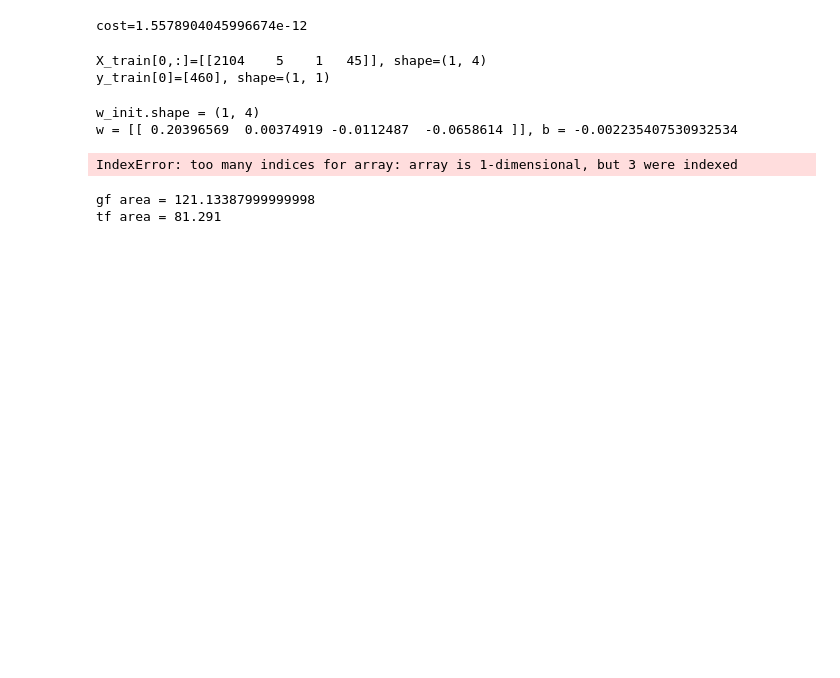
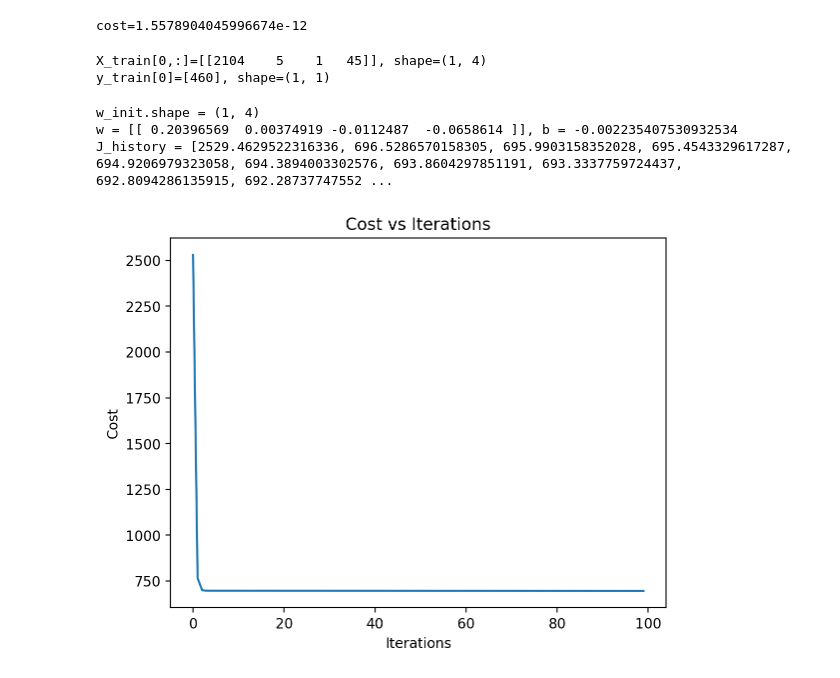
Before and after one commit to clemenskam/Machine-Learning-Specialization-Coursera-labfiles, a Jupyter notebook: C1 - Supervised Machine Learning - Regression and Classification/week2/Optional Labs/C1_W2_Lab02_Multiple_Variable_Scrapbook.ipynb, the cells around one changed output. Saved outputs shown, nothing was run; the diff lists cells and outputs as text; code cells hidden in the pictures; blank space fills up the shorter version.

Commit message:
introduced data load function and cost plotting function

```diff
--- a/C1 - Supervised Machine Learning - Regression and Classification/week2/Optional Labs/C1_W2_Lab02_Multiple_Variable_Scrapbook.ipynb
+++ b/C1 - Supervised Machine Learning - Regression and Classification/week2/Optional Labs/C1_W2_Lab02_Multiple_Variable_Scrapbook.ipynb
@@ -62,5 +65,6 @@ def predict(X, w, b):
     """
 
     p = np.dot(w, X.T) + b
+    p = p.reshape(-1, 1)
 
     return p
@@ -94,12 +106,12 @@ def compute_cost(X, y, w, b):
     #print(f'm  ={m}')
     f_wb = predict(X, w, b)
     #print(f'f_wb={f_wb}, shape={f_wb.shape}')
-    diff = f_wb - y.T
+    diff = f_wb - y
     #print(f'diff={diff}')
     diff_2 = diff**2
     #print(f'diff_2={diff_2}')
 
-    cost = 1 / (2 * m) * np.sum((f_wb - y.T)**2)
+    cost = 1 / (2 * m) * np.sum((f_wb - y)**2)
 
     return cost
 # %%
@@ -132,6 +144,9 @@ def gradient_descent(X, y, w_init, b_init, alpha, numiter):
         w: nd_array (1, n): row vector containing optimised weights
         b: scalar: optimised bias
         J_history: nd_array (1, numiter): row vector containing updates of cost as a function of iterations.
+
+    Makes Use of:
+        copy.deepcopy: to create a deep copy of w_init without reference to original
     """
 
     w = copy.deepcopy(w_init)
@@ -142,7 +157,7 @@ def gradient_descent(X, y, w_init, b_init, alpha, numiter):
 
     for i in range(numiter):
         p = predict(X, w, b)
-        err = p.T - y
+        err = p - y
         tmp_w = w - alpha * np.dot(err.T, X) / m
         tmp_b = b - alpha * np.sum(err.T) / m
         w = tmp_w
@@ -160,23 +175,29 @@ num_iter = 1000
 w, b, J_history = gradient_descent(X_train, y_train, w_init, b_init, alpha, num_iter)
 
 print(f'w = {w}, b = {b}')
+print(f'J_history = {J_history[::50]}')
 # %% [output]
 w_init.shape = (1, 4)
 w = [[ 0.20396569  0.00374919 -0.0112487  -0.0658614 ]], b = -0.002235407530932534
+J_history = [2529.4629522316336, 696.5286570158305, 695.9903158352028, 695.4543329617287, 694.9206979323058, 694.3894003302576, 693.8604297851191, 693.3337759724437, 692.8094286135915, 692.28737747552 ...
-# %%
-err = np.arange(0,6)
-print (f'err={err[0,:,2]}')
-X = np.arange(24).reshape(6,-1)+1
-print(f'X = {X}')
-print(f'err . X = {np.dot(err, X)}')
-print(f'np.sum')
-# %% [output]
-IndexError: too many indices for array: array is 1-dimensional, but 3 were indexed
-# %%
-gf = (4.182+2.433+3.675)*(2.825+8.947)
-tf = (4.182+2.433+3.675)* 7.9
-print(f'gf area = {gf}')
-print(f'tf area = {tf}')
-# %% [output]
-gf area = 121.13387999999998
-tf area = 81.291
+# %%
+def plot_cost(J_history):
+    """
+    Function to plot cost as a function of iterations
+
+    Args:
+        J_history: nd_array (1, numiter): row vector containing updates of cost as a function of iterations.
+
+    Returns:
+        None
+    """
+
+    plt.plot(J_history)
+    plt.xlabel('Iterations')
+    plt.ylabel('Cost')
+    plt.title('Cost vs Iterations')
+    plt.show()
+# %%
+plot_cost(J_history[0:100])
+# %% [output]
+[figure, added]
```
Also changed, not shown: parts of 8 cells of this notebook, 1 other file.
